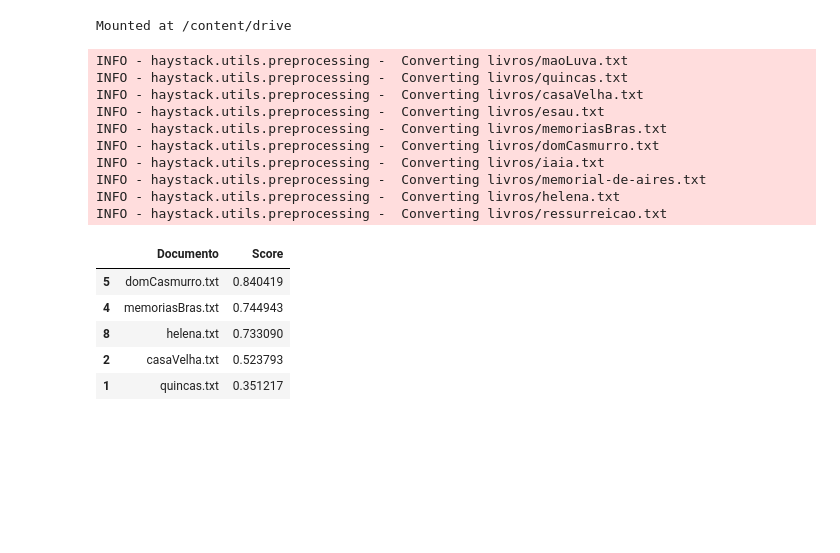
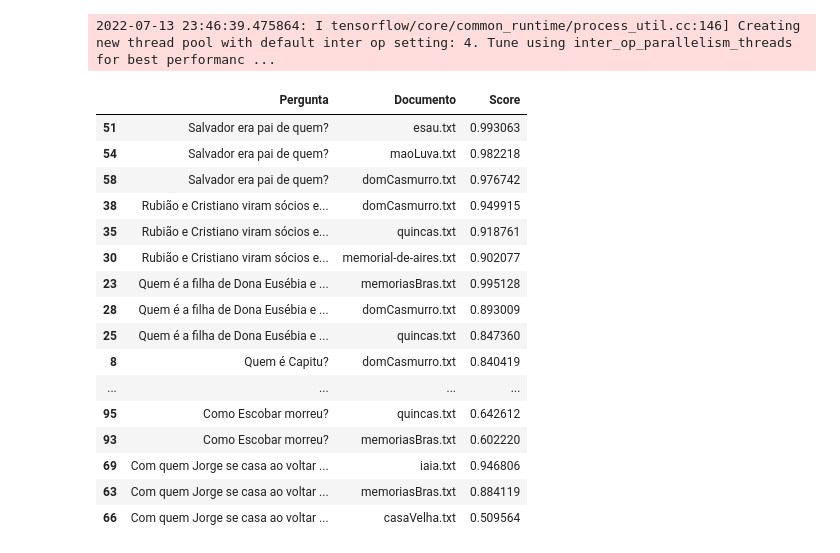
Before and after one commit to secretaria-ICA/projetofinal, a Jupyter notebook: scripts/script_qa_pt.ipynb, the cells around one changed output. Saved outputs shown, nothing was run; the diff lists cells and outputs as text; code cells hidden in the pictures; blank space fills up the shorter version.

```diff
--- a/scripts/script_qa_pt.ipynb
+++ b/scripts/script_qa_pt.ipynb
@@ -108,50 +76,46 @@ INFO - haystack.telemetry -  Haystack sends anonymous usage data to understand t
-# %%
-# Montagem do Drive
-from google.colab import drive
-drive.mount('/content/drive')
-
-work_path = '/content/drive/MyDrive/Classroom/PosGraduacao/ProjetoFinal/'
-os.chdir(work_path)
-# %% [output]
-Mounted at /content/drive
 # %%
-# Let's first get some files that we want to use
-doc_dir = "livros"
-# Convert files to dicts
+# Apontando ao diretório dos livros.
+doc_dir = dirname
+# Convertendo arquivos em dicionários
 docs = convert_files_to_docs(dir_path=doc_dir, clean_func=clean_wiki_text, split_paragraphs=True)
 
-# Now, let's write the dicts containing documents to our DB.
+# Escrevendo o dicionário no BD local.
 document_store.write_documents(docs)
 
 # apontando para o modelo treinado
 nlp = pipeline("question-answering", model='pierreguillou/bert-base-cased-squad-v1.1-portuguese')
 # %% [output]
-INFO - haystack.utils.preprocessing -  Converting livros/maoLuva.txt
-INFO - haystack.utils.preprocessing -  Converting livros/quincas.txt
-INFO - haystack.utils.preprocessing -  Converting livros/casaVelha.txt
-INFO - haystack.utils.preprocessing -  Converting livros/esau.txt
-INFO - haystack.utils.preprocessing -  Converting livros/memoriasBras.txt
-INFO - haystack.utils.preprocessing -  Converting livros/domCasmurro.txt
-INFO - haystack.utils.preprocessing -  Converting livros/iaia.txt
-INFO - haystack.utils.preprocessing -  Converting livros/memorial-de-aires.txt
-INFO - haystack.utils.preprocessing -  Converting livros/helena.txt
-INFO - haystack.utils.preprocessing -  Converting livros/ressurreicao.txt
+2022-07-13 23:46:39.475864: I tensorflow/core/common_runtime/process_util.cc:146] Creating new thread pool with default inter op setting: 4. Tune using inter_op_parallelism_threads for best performanc ...
 # %%
-question = "Quem é Capitu?"
+perguntas = ['Quem é Capitu?', 'Quem foi Mascarenhas?', 'Quem é a filha de Dona Eusébia e do Vilaça?', 'Rubião e Cristiano viram sócios em que?', 'Por que Estevão desejava morrer?', 'Salvador era pai de quem?', 'Com quem Jorge se casa ao voltar do Paraguai?', 'Por quem Pedro e Paulo estavam apaixonados?', 'Quem escreve sobre Tristão e Fidélia?', 'Como Escobar morreu?']
 
-resultados = pd.DataFrame(columns=['Documento','Score'])
+resultados = pd.DataFrame(columns=['Pergunta','Documento','Score'])
 i = 0
 
-for documento in tqdm(docs, desc='Livros'):
-    result = nlp(question=question, context=documento.content)
-    resultados.loc[i] = [documento.meta['name'], result['score']]
-    i += 1
-#resultados.head()
-resultados.sort_values(by='Score', ascending=False).head()
+for pergunta in tqdm(perguntas, desc='Perguntas'):
+  for documento in tqdm(docs, desc='Livros'):
+      result = nlp(question=pergunta, context=documento.content)
+      resultados.loc[i] = [pergunta, documento.meta['name'], result['score']]
+      i += 1
+
+#resultados.sort_values(by='Score', ascending=False).head()
+top3_results = resultados.sort_values(by=['Pergunta','Score'], ascending=False).groupby(by='Pergunta').head(3)
+top3_results
 # %% [output]
-|  | Documento | Score |
-| 5 | domCasmurro.txt | 0.840419 |
-| 4 | memoriasBras.txt | 0.744943 |
-| 8 | helena.txt | 0.733090 |
-| 2 | casaVelha.txt | 0.523793 |
-| 1 | quincas.txt | 0.351217 |
+|  | Pergunta | Documento | Score |
+| 51 | Salvador era pai de quem? | esau.txt | 0.993063 |
+| 54 | Salvador era pai de quem? | maoLuva.txt | 0.982218 |
+| 58 | Salvador era pai de quem? | domCasmurro.txt | 0.976742 |
+| 38 | Rubião e Cristiano viram sócios e... | domCasmurro.txt | 0.949915 |
+| 35 | Rubião e Cristiano viram sócios e... | quincas.txt | 0.918761 |
+| 30 | Rubião e Cristiano viram sócios e... | memorial-de-aires.txt | 0.902077 |
+| 23 | Quem é a filha de Dona Eusébia e ... | memoriasBras.txt | 0.995128 |
+| 28 | Quem é a filha de Dona Eusébia e ... | domCasmurro.txt | 0.893009 |
+| 25 | Quem é a filha de Dona Eusébia e ... | quincas.txt | 0.847360 |
+| 8 | Quem é Capitu? | domCasmurro.txt | 0.840419 |
+| ... | ... | ... | ... |
+| 95 | Como Escobar morreu? | quincas.txt | 0.642612 |
+| 93 | Como Escobar morreu? | memoriasBras.txt | 0.602220 |
+| 69 | Com quem Jorge se casa ao voltar ... | iaia.txt | 0.946806 |
+| 63 | Com quem Jorge se casa ao voltar ... | memoriasBras.txt | 0.884119 |
+| 66 | Com quem Jorge se casa ao voltar ... | casaVelha.txt | 0.509564 |
```
Also changed, not shown: parts of 5 cells of this notebook.
